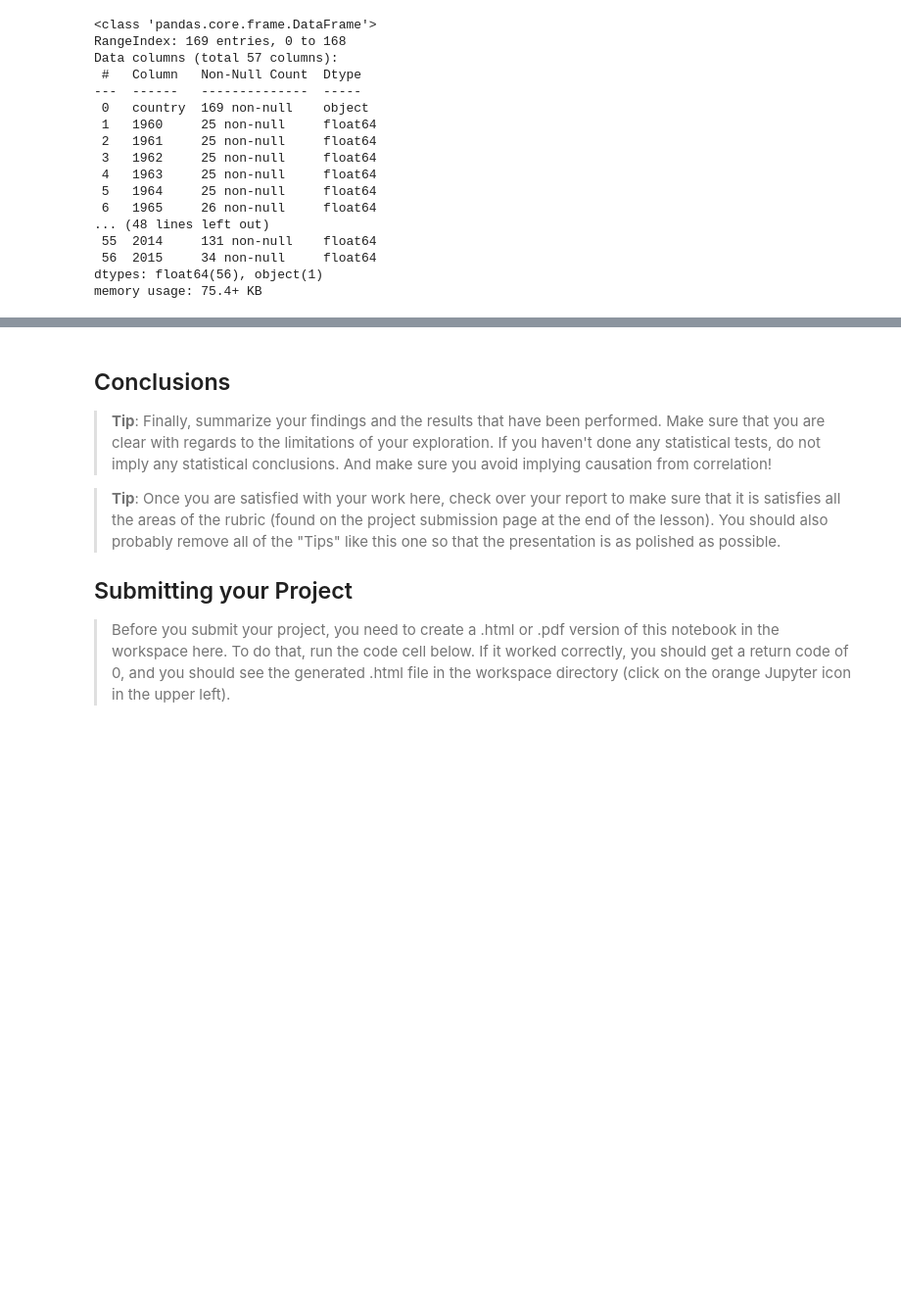
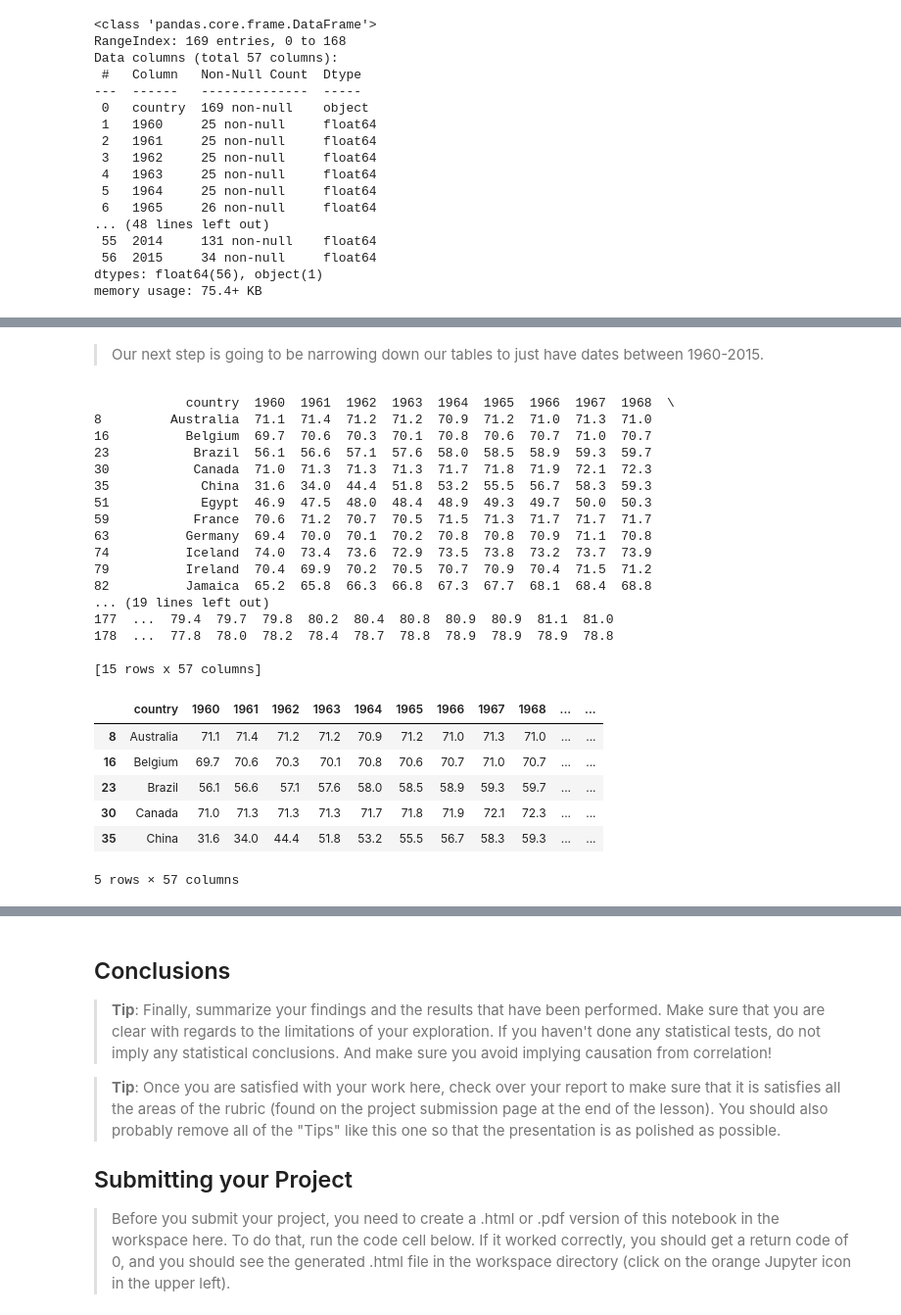
Before and after one commit to TJRiker11/Investigating-a-Data-Set---TMDB-Movies, a Jupyter notebook: Investigating Data Sets/Investigating Data Sets.ipynb, the cells around one changed output, grey strips where cells are left out. Shown at 98% size. Saved outputs shown, nothing was run; the diff lists cells and outputs as text; code cells hidden in the pictures; blank space fills up the shorter version.

```diff
--- a/Investigating Data Sets/Investigating Data Sets.ipynb
+++ b/Investigating Data Sets/Investigating Data Sets.ipynb
@@ -179,0 +165,7 @@ memory usage: 75.4+ KB
+# %%
+# Creating a new life table of only our selected countries
+narrowed_life = life[(life['country'] == 'Australia') | (life['country'] == 'Belgium') | (life['country'] == 'Brazil') | (life['country'] == 'Canada')
+           | (life['country'] == 'China') | (life['country'] == 'Egypt') | (life['country'] == 'France') | (life['country'] == 'Germany')
+           | (life['country'] == 'Iceland') | (life['country'] == 'Ireland') | (life['country'] == 'Jamaica') | (life['country'] == 'Japan')
+           | (life['country'] == 'Turkey') | (life['country'] == 'United Kingdom') | (life['country'] == 'United States')]
+print(narrowed_life)
@@ -179,0 +240,35 @@ memory usage: 75.4+ KB
+# %% [markdown]
+> Our next step is going to be narrowing down our tables to just have dates between 1960-2015.
+# %%
+# Getting the country column and the date columns, then combining them into one table for Life Expectancy
+country_life = narrowed_life.loc[:,'country']
+dates_life = narrowed_life.loc[:,'1960':'2015']
+life_frames = [country_life,dates_life]
+final_life = pd.concat(life_frames,axis=1)
+print(final_life)
+final_life.head()
+# %% [output]
+            country  1960  1961  1962  1963  1964  1965  1966  1967  1968  \
+8         Australia  71.1  71.4  71.2  71.2  70.9  71.2  71.0  71.3  71.0
+16          Belgium  69.7  70.6  70.3  70.1  70.8  70.6  70.7  71.0  70.7
+23           Brazil  56.1  56.6  57.1  57.6  58.0  58.5  58.9  59.3  59.7
+30           Canada  71.0  71.3  71.3  71.3  71.7  71.8  71.9  72.1  72.3
+35            China  31.6  34.0  44.4  51.8  53.2  55.5  56.7  58.3  59.3
+51            Egypt  46.9  47.5  48.0  48.4  48.9  49.3  49.7  50.0  50.3
+59           France  70.6  71.2  70.7  70.5  71.5  71.3  71.7  71.7  71.7
+63          Germany  69.4  70.0  70.1  70.2  70.8  70.8  70.9  71.1  70.8
+74          Iceland  74.0  73.4  73.6  72.9  73.5  73.8  73.2  73.7  73.9
+79          Ireland  70.4  69.9  70.2  70.5  70.7  70.9  70.4  71.5  71.2
+82          Jamaica  65.2  65.8  66.3  66.8  67.3  67.7  68.1  68.4  68.8
+... (19 lines left out)
+177  ...  79.4  79.7  79.8  80.2  80.4  80.8  80.9  80.9  81.1  81.0
+178  ...  77.8  78.0  78.2  78.4  78.7  78.8  78.9  78.9  78.9  78.8
+
+[15 rows x 57 columns]
+|  | country | 1960 | 1961 | 1962 | 1963 | 1964 | 1965 | 1966 | 1967 | 1968 | ... | ... |
+| 8 | Australia | 71.1 | 71.4 | 71.2 | 71.2 | 70.9 | 71.2 | 71.0 | 71.3 | 71.0 | ... | ... |
+| 16 | Belgium | 69.7 | 70.6 | 70.3 | 70.1 | 70.8 | 70.6 | 70.7 | 71.0 | 70.7 | ... | ... |
+| 23 | Brazil | 56.1 | 56.6 | 57.1 | 57.6 | 58.0 | 58.5 | 58.9 | 59.3 | 59.7 | ... | ... |
+| 30 | Canada | 71.0 | 71.3 | 71.3 | 71.3 | 71.7 | 71.8 | 71.9 | 72.1 | 72.3 | ... | ... |
+| 35 | China | 31.6 | 34.0 | 44.4 | 51.8 | 53.2 | 55.5 | 56.7 | 58.3 | 59.3 | ... | ... |
+5 rows × 57 columns
```
Also changed, not shown: parts of 18 cells of this notebook.
